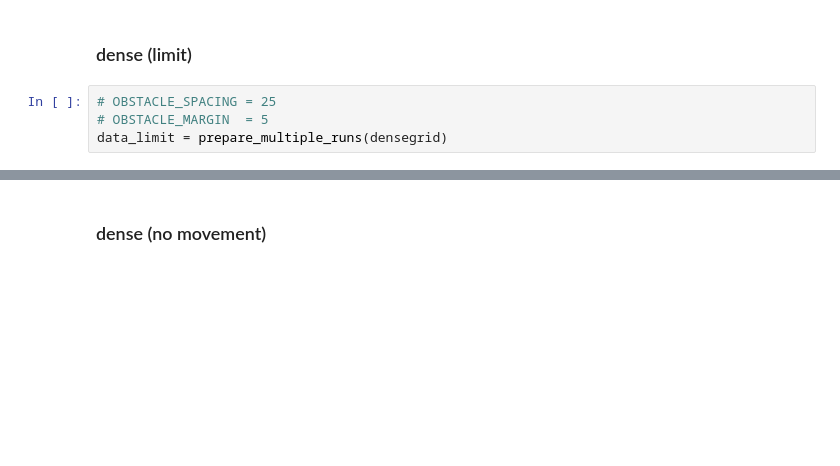
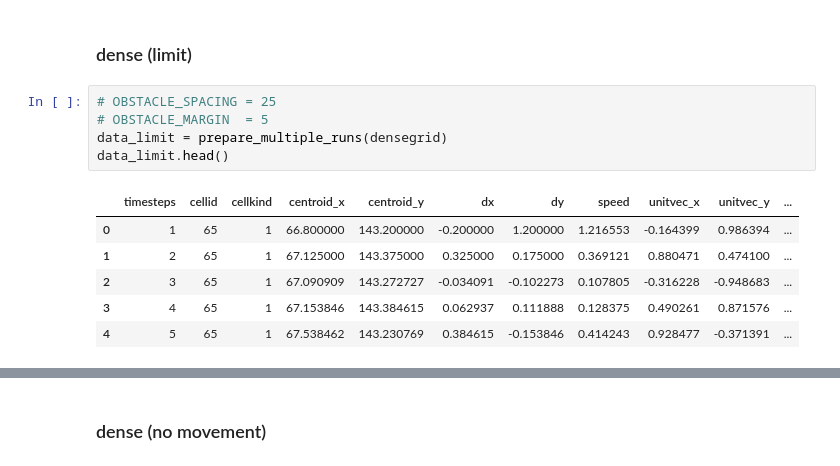
Before and after one commit to VictoriousGladiator/NaturalComputing, a Jupyter notebook: A1/analysis/analysis.ipynb, the cells around one changed output, grey strips where cells are left out. Drawn from its saved outputs; the diff is of its cells as text; blank space fills up the shorter version.

```diff
--- a/A1/analysis/analysis.ipynb
+++ b/A1/analysis/analysis.ipynb
@@ -96,4 +167,12 @@ data_5x5 = prepare_multiple_runs(mediumgrid)
 # %%
 # OBSTACLE_SPACING = 25
 # OBSTACLE_MARGIN  = 5
 data_limit = prepare_multiple_runs(densegrid)
+data_limit.head()
+# %% [output]
+|  | timesteps | cellid | cellkind | centroid_x | centroid_y | dx | dy | speed | unitvec_x | unitvec_y | ... |
+| 0 | 1 | 65 | 1 | 66.800000 | 143.200000 | -0.200000 | 1.200000 | 1.216553 | -0.164399 | 0.986394 | ... |
+| 1 | 2 | 65 | 1 | 67.125000 | 143.375000 | 0.325000 | 0.175000 | 0.369121 | 0.880471 | 0.474100 | ... |
+| 2 | 3 | 65 | 1 | 67.090909 | 143.272727 | -0.034091 | -0.102273 | 0.107805 | -0.316228 | -0.948683 | ... |
+| 3 | 4 | 65 | 1 | 67.153846 | 143.384615 | 0.062937 | 0.111888 | 0.128375 | 0.490261 | 0.871576 | ... |
+| 4 | 5 | 65 | 1 | 67.538462 | 143.230769 | 0.384615 | -0.153846 | 0.414243 | 0.928477 | -0.371391 | ... |
```
Also changed, not shown: parts of 16 cells of this notebook.
